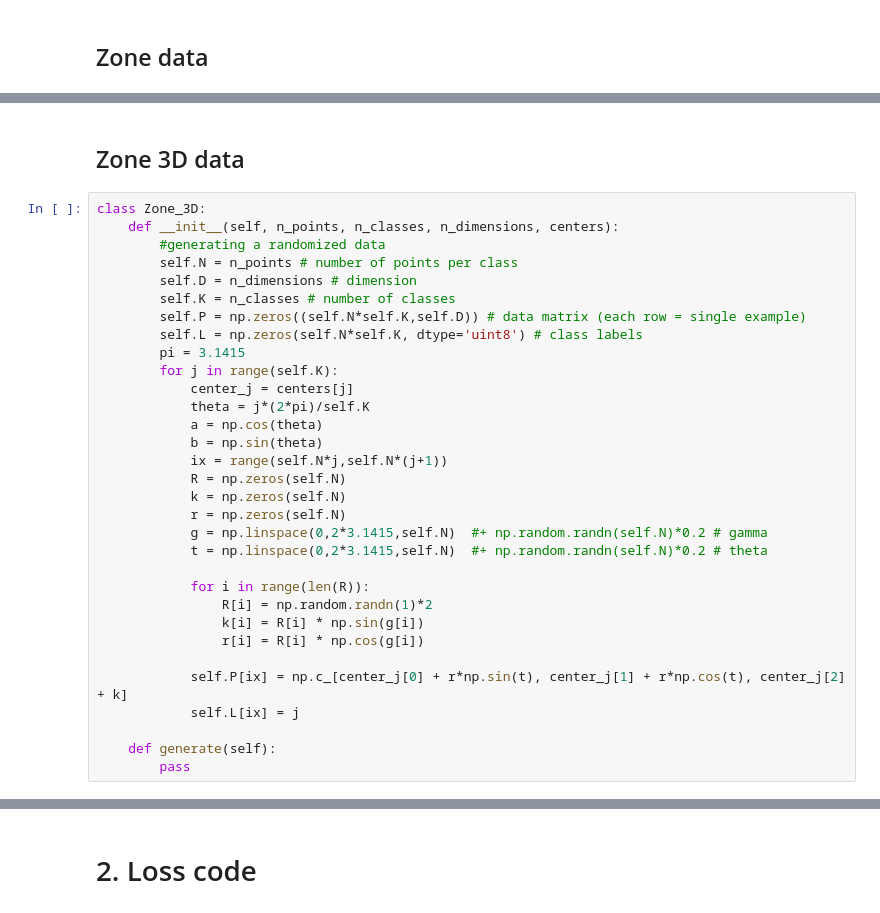
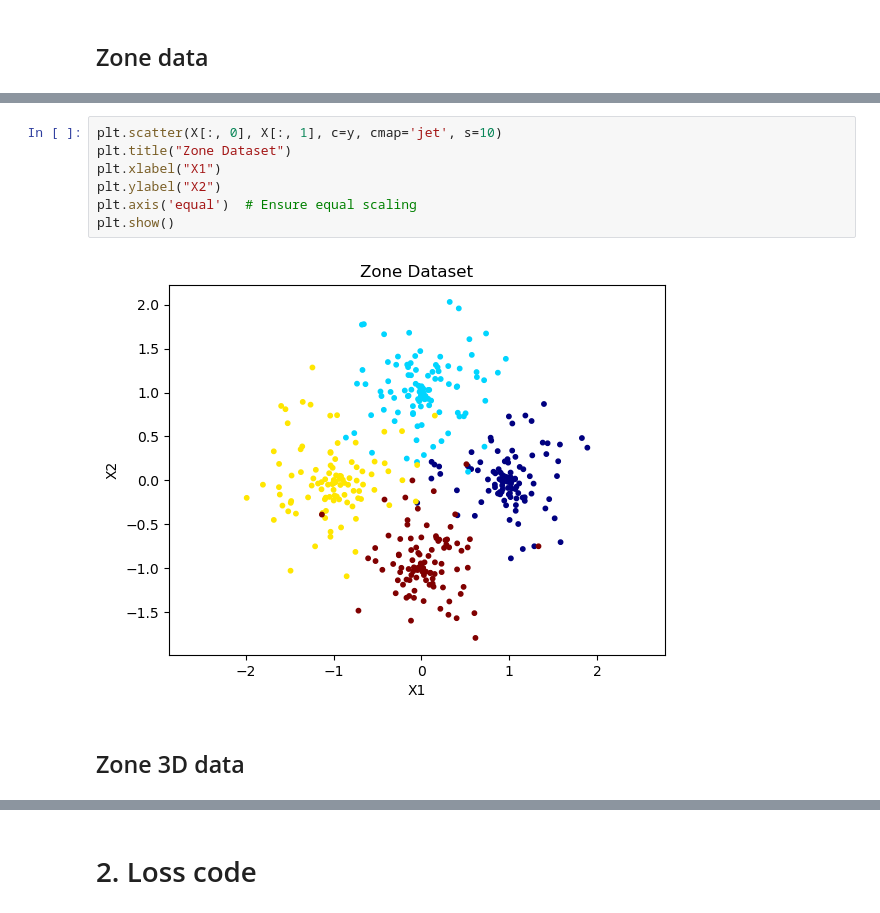
Before and after one commit to honggquan24/ANN, a Jupyter notebook: Code/ANN.ipynb, the cells around one changed output, grey strips where cells are left out. Saved outputs shown, nothing was run; the diff lists cells and outputs as text.

```diff
--- a/Code/ANN.ipynb
+++ b/Code/ANN.ipynb
@@ -100,34 +199,11 @@ class Zone:
+# %%
+plt.scatter(X[:, 0], X[:, 1], c=y, cmap='jet', s=10)
+plt.title("Zone Dataset")
+plt.xlabel("X1")
+plt.ylabel("X2")
+plt.axis('equal')  # Ensure equal scaling
+plt.show()
+# %% [output]
+[figure, added]
 # %% [markdown]
 ## Zone 3D data
-# %%
-class Zone_3D:
-    def __init__(self, n_points, n_classes, n_dimensions, centers):
-        #generating a randomized data
-        self.N = n_points # number of points per class
-        self.D = n_dimensions # dimension
-        self.K = n_classes # number of classes
-        self.P = np.zeros((self.N*self.K,self.D)) # data matrix (each row = single example)
-        self.L = np.zeros(self.N*self.K, dtype='uint8') # class labels
-        pi = 3.1415
-        for j in range(self.K):
-            center_j = centers[j]
-            theta = j*(2*pi)/self.K
-            a = np.cos(theta)
-            b = np.sin(theta)
-            ix = range(self.N*j,self.N*(j+1))
-            R = np.zeros(self.N)
-            k = np.zeros(self.N)
-            r = np.zeros(self.N)
-            g = np.linspace(0,2*3.1415,self.N)  #+ np.random.randn(self.N)*0.2 # gamma
-            t = np.linspace(0,2*3.1415,self.N)  #+ np.random.randn(self.N)*0.2 # theta
-
-            for i in range(len(R)):
-                R[i] = np.random.randn(1)*2
-                k[i] = R[i] * np.sin(g[i])
-                r[i] = R[i] * np.cos(g[i])
-
-            self.P[ix] = np.c_[center_j[0] + r*np.sin(t), center_j[1] + r*np.cos(t), center_j[2] + k]
-            self.L[ix] = j
-
-    def generate(self):
-        pass
```
Also changed, not shown: parts of 107 cells of this notebook, 1 other file.
